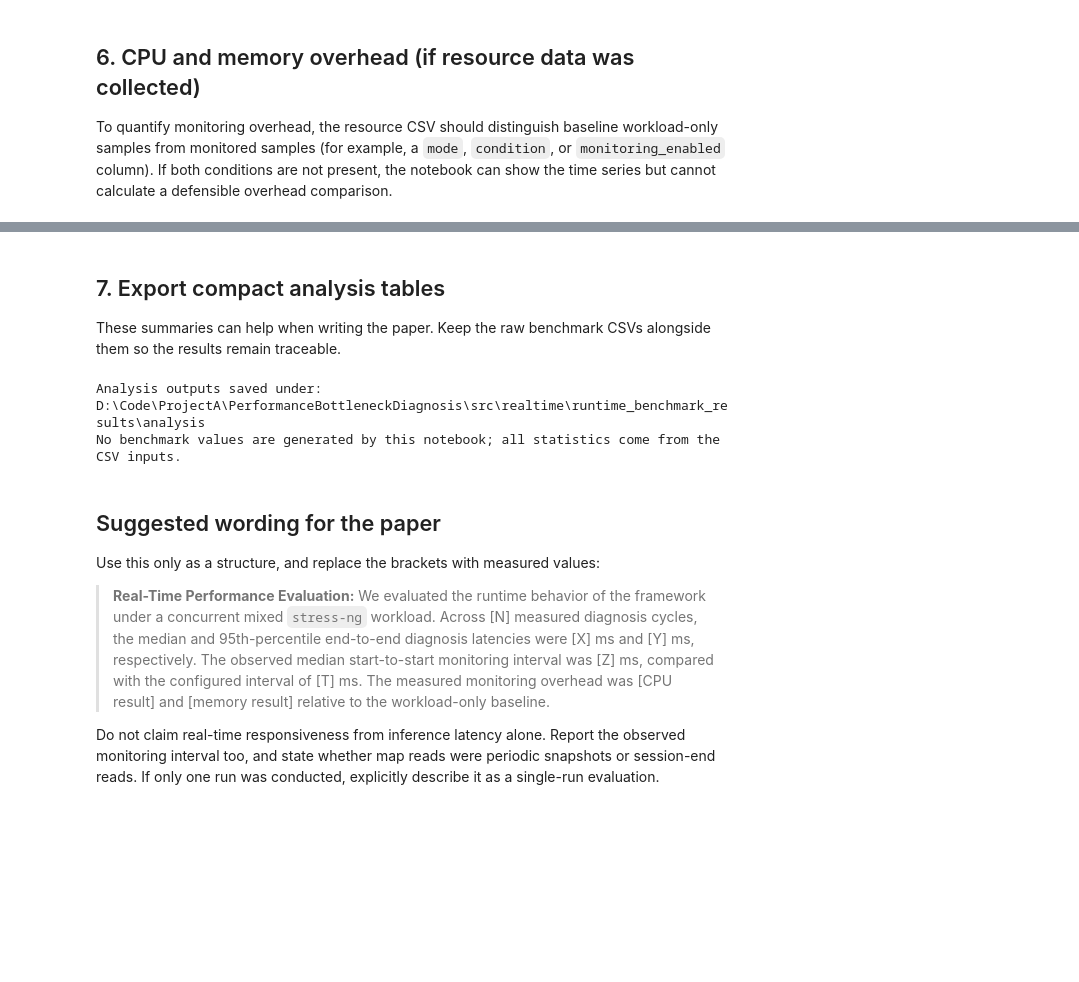
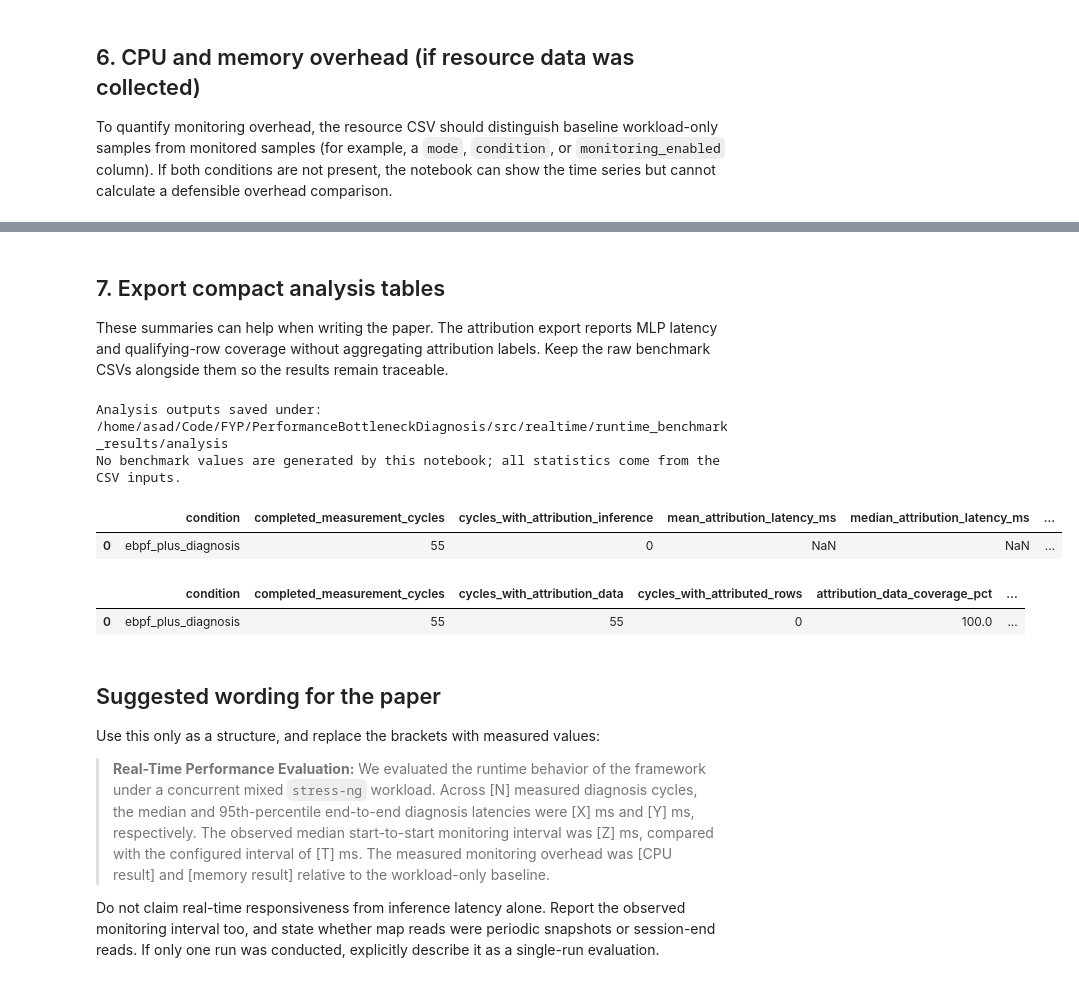
Before and after one commit to asad-Md/PerformanceBottleneckDiagnosis, a Jupyter notebook: src/realtime/realtime_performance_analysis.ipynb, the cells around one changed output, grey strips where cells are left out. Cells and saved outputs as stored; diff of their text form; code cells hidden in the pictures; blank space fills up the shorter version.

```diff
--- a/src/realtime/realtime_performance_analysis.ipynb
+++ b/src/realtime/realtime_performance_analysis.ipynb
@@ -474,7 +580,7 @@ CPU (%) by condition:
 # %% [markdown]
 ## 7. Export compact analysis tables
 
-These summaries can help when writing the paper. Keep the raw benchmark CSVs alongside them so the results remain traceable.
+These summaries can help when writing the paper. The attribution export reports MLP latency and qualifying-row coverage without aggregating attribution labels. Keep the raw benchmark CSVs alongside them so the results remain traceable.
 # %%
 analysis_dir = RESULTS_DIR / "analysis"
 analysis_dir.mkdir(parents=True, exist_ok=True)
@@ -482,34 +588,88 @@ analysis_dir.mkdir(parents=True, exist_ok=True)
 if "latency_ms" in data.columns:
     latency = data["latency_ms"].dropna()
     if len(latency):
         pd.DataFrame([{
             "n_cycles": int(len(latency)),
             "mean_latency_ms": latency.mean(),
             "median_latency_ms": latency.median(),
             "p95_latency_ms": latency.quantile(0.95),
             "p99_latency_ms": latency.quantile(0.99),
             "min_latency_ms": latency.min(),
             "max_latency_ms": latency.max(),
             "std_latency_ms": latency.std()
         }]).to_csv(analysis_dir / "latency_summary.csv", index=False)
 
 if "actual_interval_ms" in data.columns:
     intervals = data["actual_interval_ms"].dropna()
     if len(intervals):
         pd.DataFrame([{
             "n_intervals": int(len(intervals)),
             "mean_actual_interval_ms": intervals.mean(),
             "median_actual_interval_ms": intervals.median(),
             "p95_actual_interval_ms": intervals.quantile(0.95),
             "min_actual_interval_ms": intervals.min(),
             "max_actual_interval_ms": intervals.max()
         }]).to_csv(analysis_dir / "interval_summary.csv", index=False)
 
 print(f"Analysis outputs saved under: {analysis_dir.resolve()}")
 print("No benchmark values are generated by this notebook; all statistics come from the CSV inputs.")
+
+
+# Export attribution latency and qualifying-row coverage for completed measurement cycles.
+attribution_measurement = data.copy()
+if "phase" in attribution_measurement.columns:
+    attribution_measurement = attribution_measurement.loc[attribution_measurement["phase"].astype(str).str.lower().eq("measurement")]
+if "cycle_status" in attribution_measurement.columns:
+    attribution_measurement = attribution_measurement.loc[attribution_measurement["cycle_status"].astype(str).str.lower().eq("completed")]
+if "condition" in attribution_measurement.columns:
+    attribution_groups = attribution_measurement.groupby("condition", dropna=False)
+else:
+    attribution_groups = [("all", attribution_measurement)]
+
+attribution_summary_rows = []
+coverage_summary_rows = []
+for condition, frame in attribution_groups:
+    if "attribution_latency_ms" in frame.columns:
+        attribution_latency = pd.to_numeric(frame["attribution_latency_ms"], errors="coerce").dropna()
+        attribution_summary_rows.append({
+            "condition": condition,
+            "completed_measurement_cycles": len(frame),
+            "cycles_with_attribution_inference": int(attribution_latency.count()),
+            "mean_attribution_latency_ms": attribution_latency.mean() if len(attribution_latency) else np.nan,
+            "median_attribution_latency_ms": attribution_latency.median() if len(attribution_latency) else np.nan,
+            "p95_attribution_latency_ms": attribution_latency.quantile(0.95) if len(attribution_latency) else np.nan,
+            "max_attribution_latency_ms": attribution_latency.max() if len(attribution_latency) else np.nan,
+        })
+
+    if "attributed_rows" in frame.columns:
+        known_counts = pd.to_numeric(frame["attributed_rows"], errors="coerce").dropna()
+        coverage_summary_rows.append({
+            "condition": condition,
+            "completed_measurement_cycles": len(frame),
+            "cycles_with_attribution_data": int(known_counts.count()),
+            "cycles_with_attributed_rows": int((known_counts > 0).sum()),
+            "attribution_data_coverage_pct": known_counts.count() / len(frame) * 100 if len(frame) else np.nan,
+            "cycles_with_attributed_rows_pct": (known_counts > 0).mean() * 100 if len(known_counts) else np.nan,
+            "mean_attributed_rows_per_cycle": known_counts.mean() if len(known_counts) else np.nan,
+            "median_attributed_rows_per_cycle": known_counts.median() if len(known_counts) else np.nan,
+            "total_attributed_rows": int(known_counts.sum()) if len(known_counts) else 0,
+        })
+
+if attribution_summary_rows:
+    attribution_summary = pd.DataFrame(attribution_summary_rows)
+    attribution_summary.to_csv(analysis_dir / "attribution_latency_summary.csv", index=False)
+    display(attribution_summary.round(4))
+if coverage_summary_rows:
+    attribution_coverage = pd.DataFrame(coverage_summary_rows)
+    attribution_coverage.to_csv(analysis_dir / "attribution_coverage_summary.csv", index=False)
+    display(attribution_coverage.round(3))
 # %% [output]
-Analysis outputs saved under: D:\Code\ProjectA\PerformanceBottleneckDiagnosis\src\realtime\runtime_benchmark_results\analysis
+Analysis outputs saved under: /home/asad/Code/FYP/PerformanceBottleneckDiagnosis/src/realtime/runtime_benchmark_results/analysis
 No benchmark values are generated by this notebook; all statistics come from the CSV inputs.
+|  | condition | completed_measurement_cycles | cycles_with_attribution_inference | mean_attribution_latency_ms | median_attribution_latency_ms | ... |
+| 0 | ebpf_plus_diagnosis | 55 | 0 | NaN | NaN | ... |
+|  | condition | completed_measurement_cycles | cycles_with_attribution_data | cycles_with_attributed_rows | attribution_data_coverage_pct | ... |
+| 0 | ebpf_plus_diagnosis | 55 | 55 | 0 | 100.0 | ... |
 # %% [markdown]
 ## Suggested wording for the paper
 
```
Also changed, not shown: parts of 13 cells of this notebook, 32 other files.
